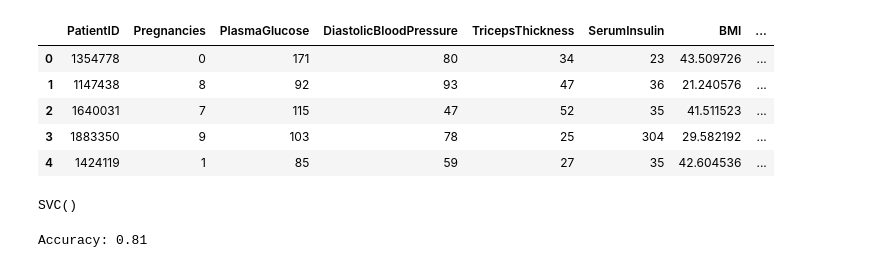
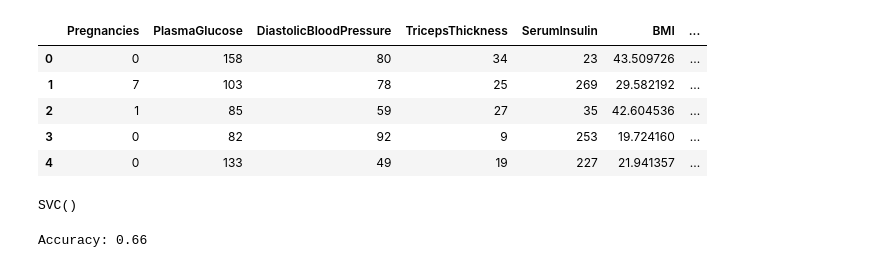
Before and after one commit to dsti-diabetes-detection-A24/Diabetes_Detection, a Jupyter notebook: models/MLProject - SVM.ipynb, the cells around one changed output. Cells and saved outputs as stored; diff of their text form; code cells hidden in the pictures.

```diff
--- a/models/MLProject - SVM.ipynb
+++ b/models/MLProject - SVM.ipynb
@@ -7,15 +7,15 @@ from sklearn.svm import SVC
 from sklearn.metrics import accuracy_score
 # %%
 # Reading the dataset
-diabetes_dataset = pd.read_csv("../datasets/Processed_DF.csv",sep=",",index_col="PatientID")
+diabetes_dataset = pd.read_csv("../datasets/Processed_data.csv",sep=",")
 diabetes_dataset.head()
 # %% [output]
-|  | PatientID | Pregnancies | PlasmaGlucose | DiastolicBloodPressure | TricepsThickness | SerumInsulin | BMI | ... |
-| 0 | 1354778 | 0 | 171 | 80 | 34 | 23 | 43.509726 | ... |
-| 1 | 1147438 | 8 | 92 | 93 | 47 | 36 | 21.240576 | ... |
-| 2 | 1640031 | 7 | 115 | 47 | 52 | 35 | 41.511523 | ... |
-| 3 | 1883350 | 9 | 103 | 78 | 25 | 304 | 29.582192 | ... |
-| 4 | 1424119 | 1 | 85 | 59 | 27 | 35 | 42.604536 | ... |
+|  | Pregnancies | PlasmaGlucose | DiastolicBloodPressure | TricepsThickness | SerumInsulin | BMI | ... |
+| 0 | 0 | 158 | 80 | 34 | 23 | 43.509726 | ... |
+| 1 | 7 | 103 | 78 | 25 | 269 | 29.582192 | ... |
+| 2 | 1 | 85 | 59 | 27 | 35 | 42.604536 | ... |
+| 3 | 0 | 82 | 92 | 9 | 253 | 19.724160 | ... |
+| 4 | 0 | 133 | 49 | 19 | 227 | 21.941357 | ... |
 # %%
 # Splitting Data
 x = diabetes_dataset.drop(["PatientID", "Diabetic"], axis=1)
@@ -33,6 +33,6 @@ y_pred = svm_model.predict(x_test)
 accuracy = accuracy_score(y_test, y_pred)
 print(f"Accuracy: {accuracy:.2f}")
 # %% [output]
-Accuracy: 0.81
+Accuracy: 0.66
 # %%
 # Saving the model
```
Also changed, not shown: parts of 1 cell of this notebook, 13 other files.
